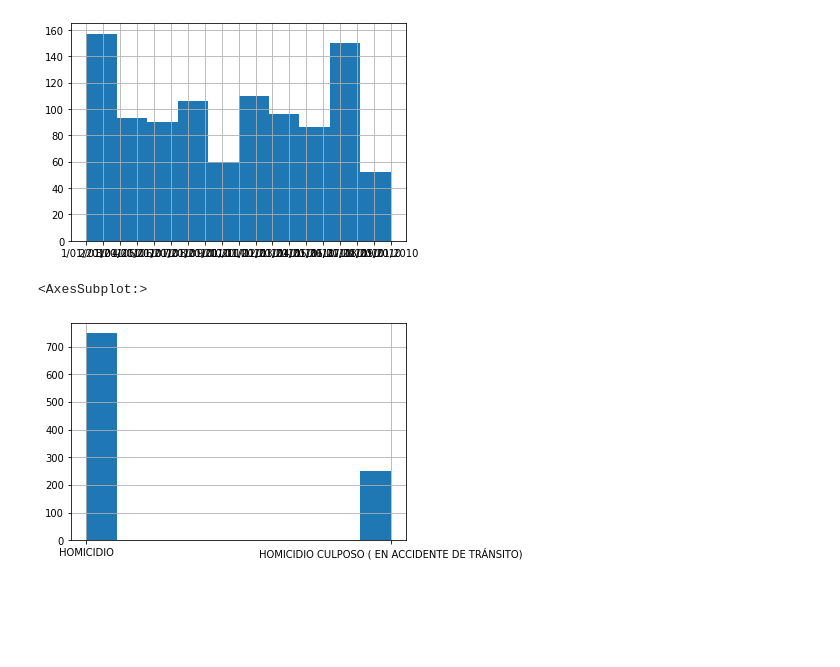
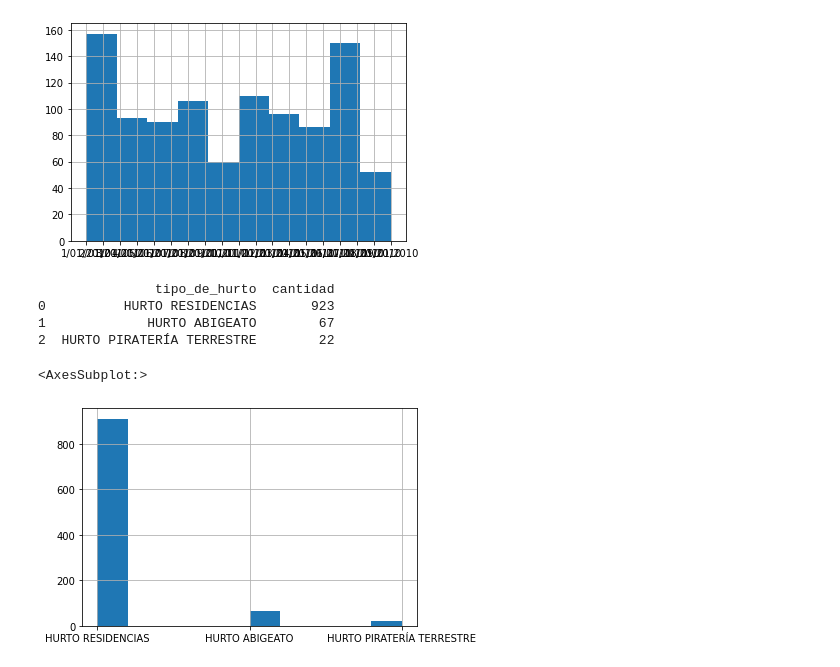
Before and after one commit to david199832/Electiva-Profesional, a Jupyter notebook: Taller1/Hurto3.ipynb, the cells around one changed output. Saved outputs shown, nothing was run; the diff lists cells and outputs as text; code cells hidden in the pictures; blank space fills up the shorter version.

```diff
--- a/Taller1/Hurto3.ipynb
+++ b/Taller1/Hurto3.ipynb
@@ -177,17 +158,21 @@ datos6
 [figure]
 # %%
 #4. ¿cuáles son los delitos, descripciones o modalidades más comunes?
-datos7 = (datos.groupby(['descripci_n_conducta'])
+datos7 = (datos.groupby(['tipo_de_hurto'])
                .sum(['cantidad'])
                .sort_values(['cantidad'], ascending=False)
                .reset_index())
 
 datos7 =datos7.drop(['codigo_dane'],axis=1)
-datos7
+print(datos7)
 
-datos['descripci_n_conducta'].hist()
+datos['tipo_de_hurto'].hist()
 
-#los delitos, descripciones o modalidades más comunes son homicidio y HOMICIDIO CULPOSO por ACCIDENTE DE TRÁNSITO)
+#el tipo de hurto más comun es el hurto de residencias con 923 hurtos
 # %% [output]
-<AxesSubplot:>
+               tipo_de_hurto  cantidad
+0          HURTO RESIDENCIAS       923
+1             HURTO ABIGEATO        67
+2  HURTO PIRATERÍA TERRESTRE        22
+<AxesSubplot:>
-[figure, old version]
+[figure, new version]
```
Also changed, not shown: parts of 3 cells of this notebook.
